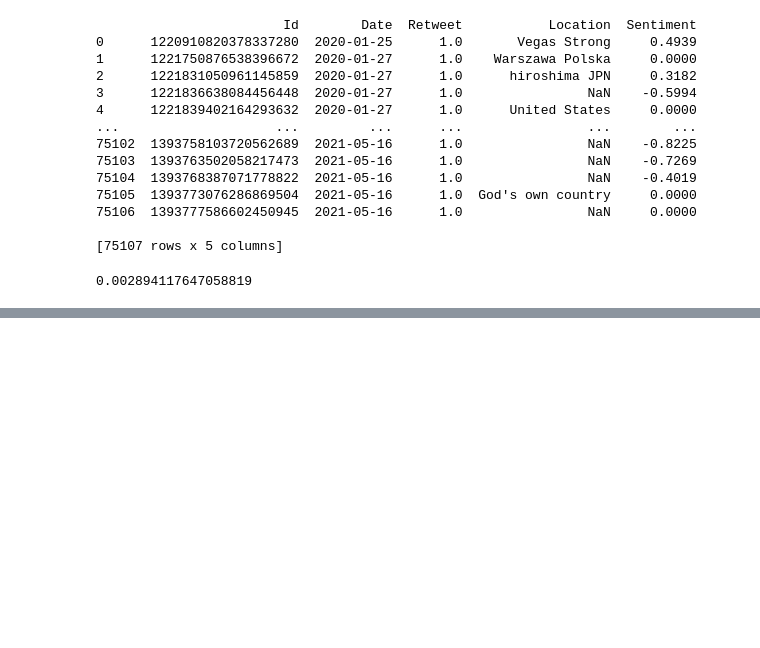
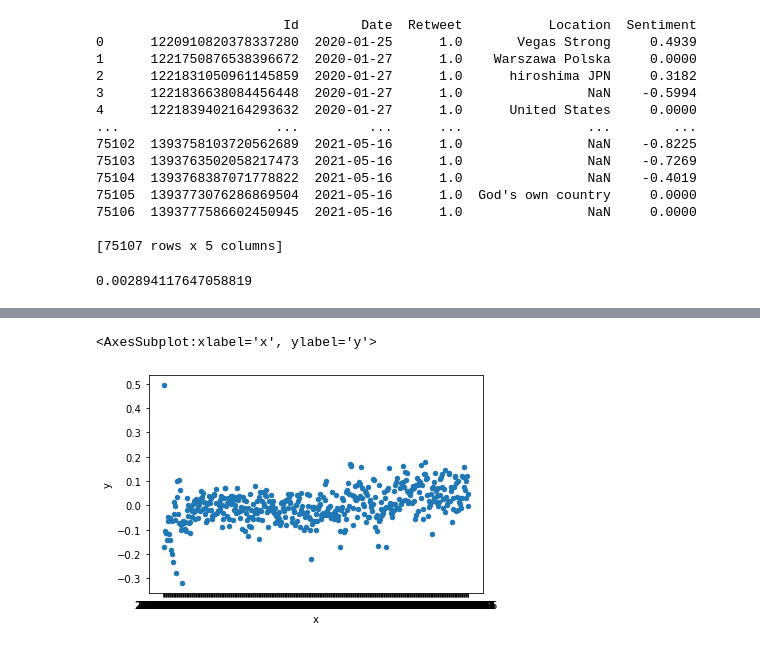
Before and after one commit to Buzzerage/SD_BigDataChallenge, a Jupyter notebook: notebook/queries.ipynb, the cells around one changed output, grey strips where cells are left out. Saved outputs shown, nothing was run; the diff lists cells and outputs as text; code cells hidden in the pictures; blank space fills up the shorter version.

```diff
--- a/notebook/queries.ipynb
+++ b/notebook/queries.ipynb
@@ -56,0 +41,10 @@ AttributeError: module 'numpy.ma' has no attribute 'mrecords'
+# %%
+daySent = df[['Sentiment']].groupby(df['Date'],axis=0).mean()["Sentiment"]
+dates = df['Date'].unique()
+#rint(daySent)
+#daySent.plot(x="Name", y="Sentiment", kind="scatter")
+d = pd.DataFrame({'x':dates, 'y':daySent})
+d.plot('Date', 'Sentiment', kind='scatter')
+# %% [output]
+<AxesSubplot:xlabel='x', ylabel='y'>
+[figure, added]
```
Also changed, not shown: parts of 4 cells of this notebook, 2 other files.
